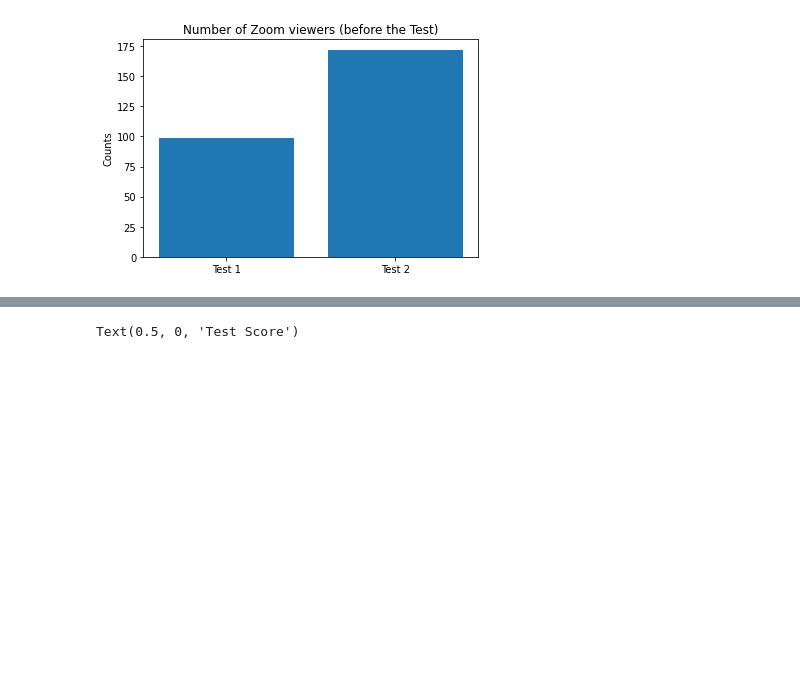
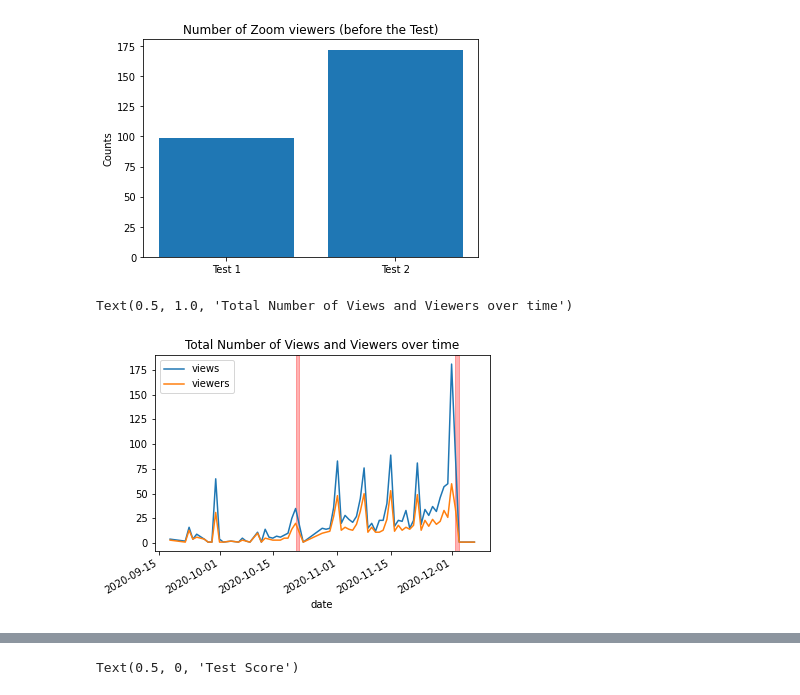
Before and after one commit to dmnguyen-uoft/ECO-202---Research, a Jupyter notebook: data_analysis.ipynb, the cells around one changed output, grey strips where cells are left out. Saved outputs shown, nothing was run; the diff lists cells and outputs as text; code cells hidden in the pictures; blank space fills up the shorter version.

Commit message:
Jan12/2021 Update data_analysis.ipynb: Add time series analysis + Change date format in Zoom data Excel files

```diff
--- a/data_analysis.ipynb
+++ b/data_analysis.ipynb
@@ -46,11 +48,11 @@ Text(0.5, 0, 'Test Score')
 # %%
 # Merge all Zoom lectures
 zoom_files = ['Sept16.csv', 'Sept23.csv', 'Sept30.csv', 'Oct7.csv', 'Oct28.csv', 'Nov4.csv', 'Nov11.csv', 'Nov18.csv', 'Nov25.csv']
-df_zoom = pd.read_csv('Data/' + zoom_files[0])
+df_zoom = pd.read_csv('Data/' + zoom_files[0], parse_dates=['Date(UTC)'])
 df_zoom['Lecture'] = 1
 
 for i in range(1, len(zoom_files)):
-    data = pd.read_csv('Data/' + zoom_files[i])
+    data = pd.read_csv('Data/' + zoom_files[i], parse_dates=['Date(UTC)'])
     data['Lecture'] = i + 1
     df_zoom = df_zoom.append(data)
 
@@ -106,3 +108,29 @@ Text(0, 0.5, 'Counts')
 [figure]
 [figure]
 [figure]
+# %%
+# Count number of views/viewers per day for each lecture video
+date_list = df_zoom['Date(UTC)'].unique()
+lecture_list = list(range(1,11))            # Lecture from 1 to 9. Lecture 10 is the Total of all lectures
+
+df_bydate = pd.DataFrame(index = pd.MultiIndex.from_product([lecture_list, date_list], names = [ 'Lecture', 'date']), columns = ['views', 'viewers'])
+
+for lec in list(range(1,11)):
+    for t in date_list:
+        if lec < 10:
+            x = df_zoom[df_zoom['Lecture'] == lec]
+            df_bydate['views'][lec, t] = len(x[x['Date(UTC)'] == t])
+            df_bydate['viewers'][lec, t] = len(x['Email'][x['Date(UTC)'] == t].unique())
+        else:
+            df_bydate['views'][lec, t] = len(df_zoom[df_zoom['Date(UTC)'] == t])
+            df_bydate['viewers'][lec, t] = len(df_zoom['Email'][df_zoom['Date(UTC)'] == t].unique())
+# %%
+# Plot Number of Views and Viewers over time
+# The red lines are date of Exams
+df_bydate.loc[10].plot()
+plt.axvspan(date2num(datetime(2020,10,21)), date2num(datetime(2020,10,22)), label="Test 1 Date",color="red", alpha=0.3)
+plt.axvspan(date2num(datetime(2020,12,2)), date2num(datetime(2020,12,3)), label="Test 2 Date",color="red", alpha=0.3)
+plt.title('Total Number of Views and Viewers over time')
+# %% [output]
+Text(0.5, 1.0, 'Total Number of Views and Viewers over time')
+[figure, added]
```
Also changed, not shown: parts of 5 cells of this notebook, 9 other files.
